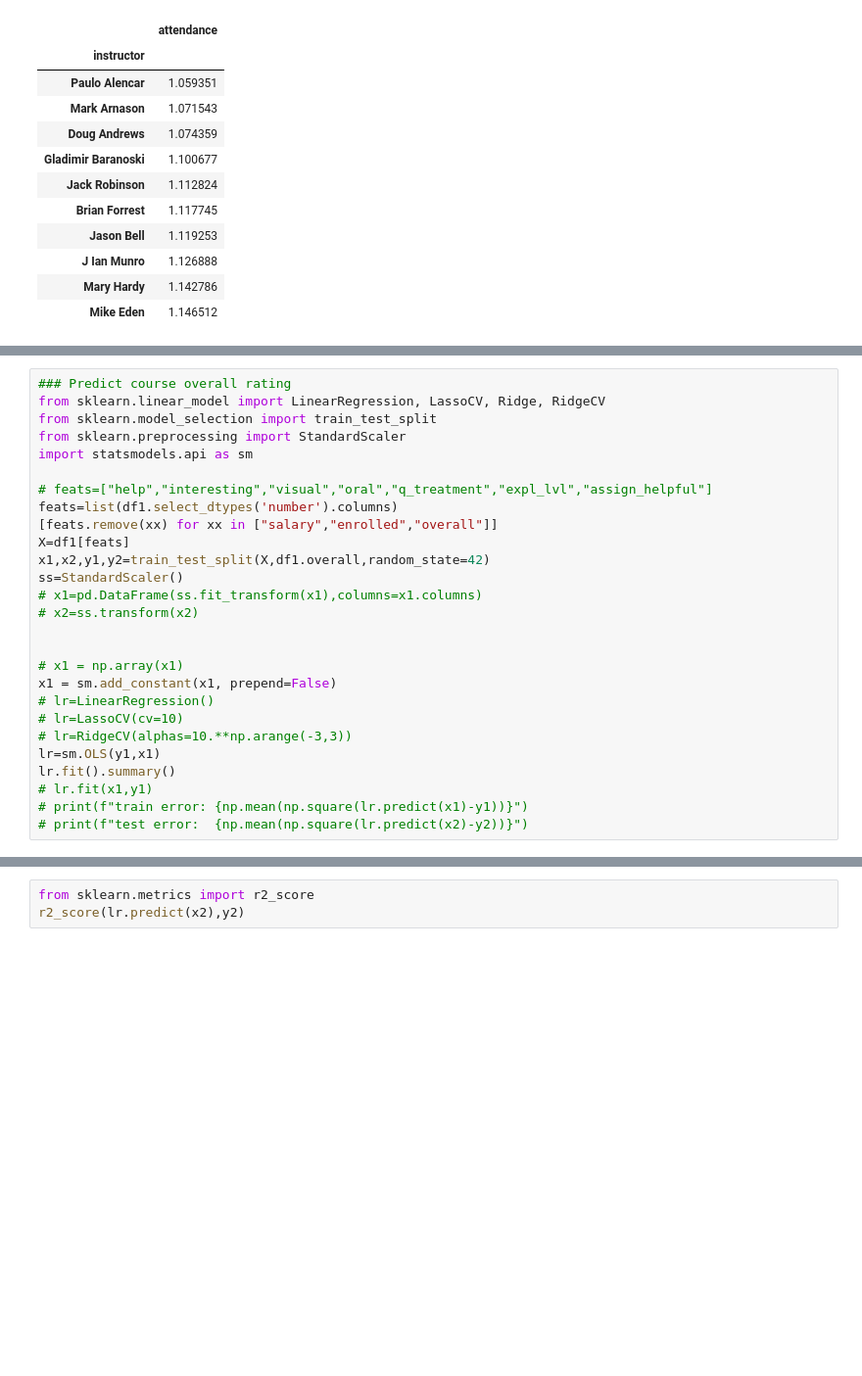
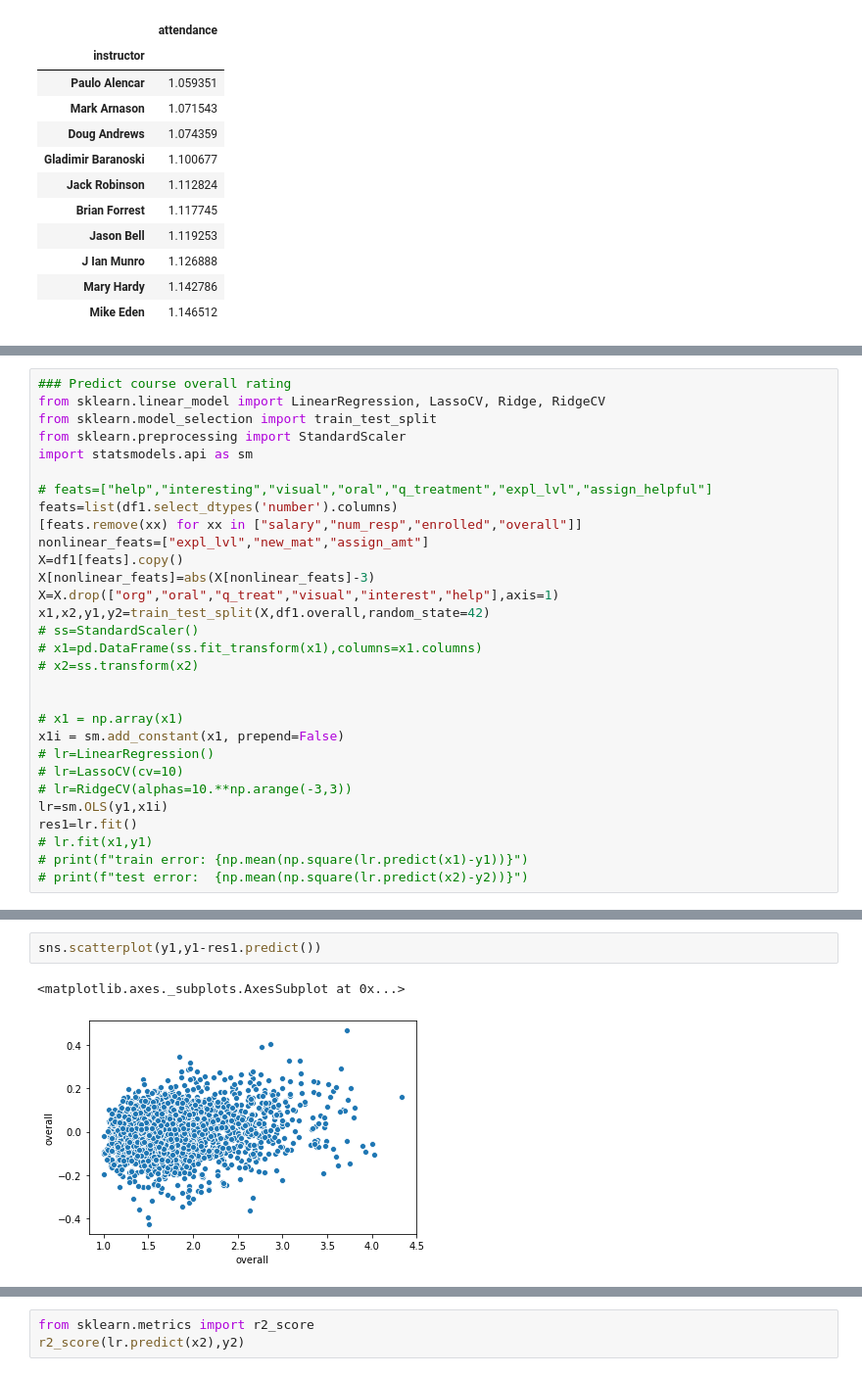
Before and after one commit to Akababa/course_eval, a Jupyter notebook: EDA.ipynb, the cells around one changed output, grey strips where cells are left out. Shown: that part at 98% size. Saved outputs shown, nothing was run; the diff lists cells and outputs as text; blank space fills up the shorter version.

```diff
--- a/EDA.ipynb
+++ b/EDA.ipynb
@@ -204,21 +188,24 @@ import statsmodels.api as sm
 
 # feats=["help","interesting","visual","oral","q_treatment","expl_lvl","assign_helpful"]
 feats=list(df1.select_dtypes('number').columns)
-[feats.remove(xx) for xx in ["salary","enrolled","overall"]]
-X=df1[feats]
+[feats.remove(xx) for xx in ["salary","num_resp","enrolled","overall"]]
+nonlinear_feats=["expl_lvl","new_mat","assign_amt"]
+X=df1[feats].copy()
+X[nonlinear_feats]=abs(X[nonlinear_feats]-3)
+X=X.drop(["org","oral","q_treat","visual","interest","help"],axis=1)
 x1,x2,y1,y2=train_test_split(X,df1.overall,random_state=42)
-ss=StandardScaler()
+# ss=StandardScaler()
 # x1=pd.DataFrame(ss.fit_transform(x1),columns=x1.columns)
 # x2=ss.transform(x2)
 
 
 # x1 = np.array(x1)
-x1 = sm.add_constant(x1, prepend=False)
+x1i = sm.add_constant(x1, prepend=False)
 # lr=LinearRegression()
 # lr=LassoCV(cv=10)
 # lr=RidgeCV(alphas=10.**np.arange(-3,3))
-lr=sm.OLS(y1,x1)
-lr.fit().summary()
+lr=sm.OLS(y1,x1i)
+res1=lr.fit()
 # lr.fit(x1,y1)
 # print(f"train error: {np.mean(np.square(lr.predict(x1)-y1))}")
 # print(f"test error:  {np.mean(np.square(lr.predict(x2)-y2))}")
@@ -259,0 +242,5 @@ strong multicollinearity or other numerical problems.
+# %%
+sns.scatterplot(y1,y1-res1.predict())
+# %% [output]
+<matplotlib.axes._subplots.AxesSubplot at 0x...>
+[figure, added]
```
Also changed, not shown: parts of 4 cells of this notebook.
